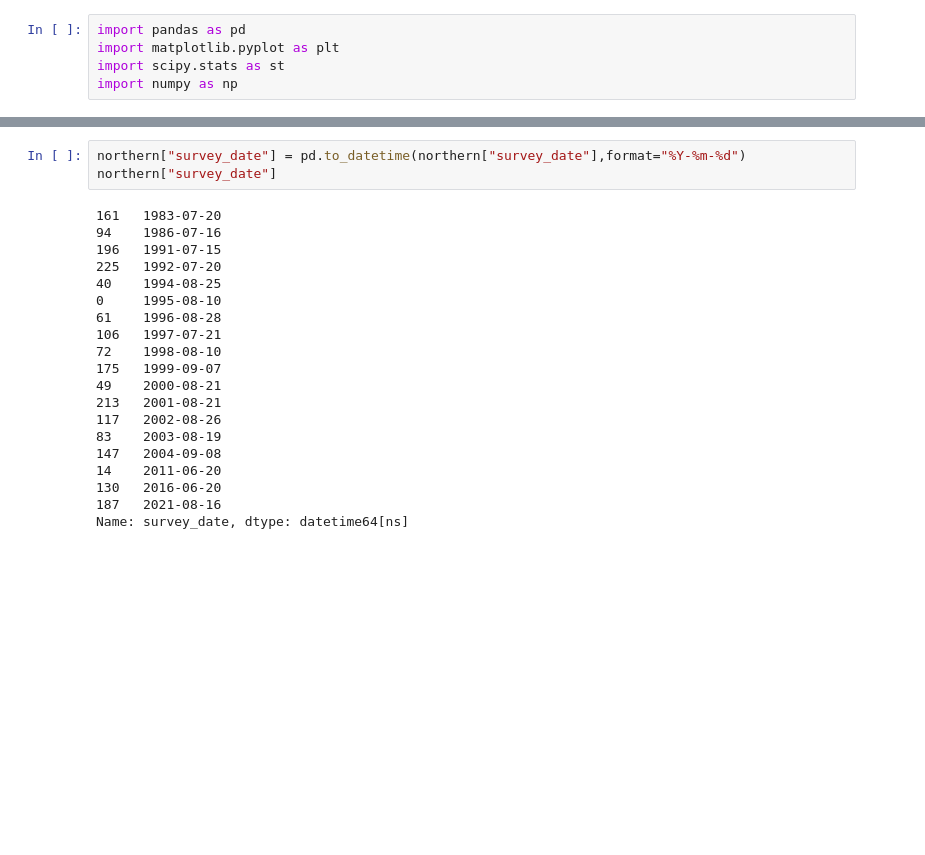
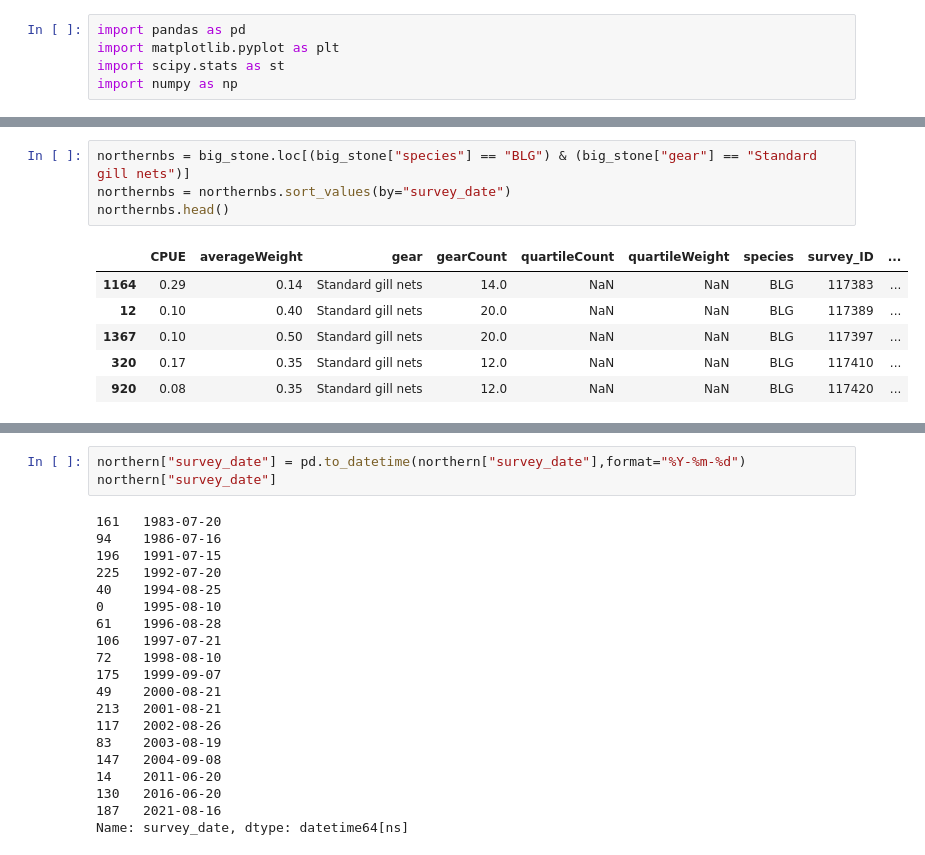
Before and after one commit to lwunderl/Minnesota-Fish-Explorer, a Jupyter notebook: Fish_Survey/fish_analysis.ipynb, the cells around one changed output, grey strips where cells are left out. Cells and saved outputs as stored; diff of their text form; blank space fills up the shorter version.

```diff
--- a/Fish_Survey/fish_analysis.ipynb
+++ b/Fish_Survey/fish_analysis.ipynb
@@ -34 +20,12 @@ northern.head()
+# %%
+northernbs = big_stone.loc[(big_stone["species"] == "BLG") & (big_stone["gear"] == "Standard gill nets")]
+northernbs = northernbs.sort_values(by="survey_date")
+northernbs.head()
+# %% [output]
+|  | CPUE | averageWeight | gear | gearCount | quartileCount | quartileWeight | species | survey_ID | ... |
+| 1164 | 0.29 | 0.14 | Standard gill nets | 14.0 | NaN | NaN | BLG | 117383 | ... |
+| 12 | 0.10 | 0.40 | Standard gill nets | 20.0 | NaN | NaN | BLG | 117389 | ... |
+| 1367 | 0.10 | 0.50 | Standard gill nets | 20.0 | NaN | NaN | BLG | 117397 | ... |
+| 320 | 0.17 | 0.35 | Standard gill nets | 12.0 | NaN | NaN | BLG | 117410 | ... |
+| 920 | 0.08 | 0.35 | Standard gill nets | 12.0 | NaN | NaN | BLG | 117420 | ... |
 # %%
```
Also changed, not shown: parts of 3 cells of this notebook, 7 other files.
